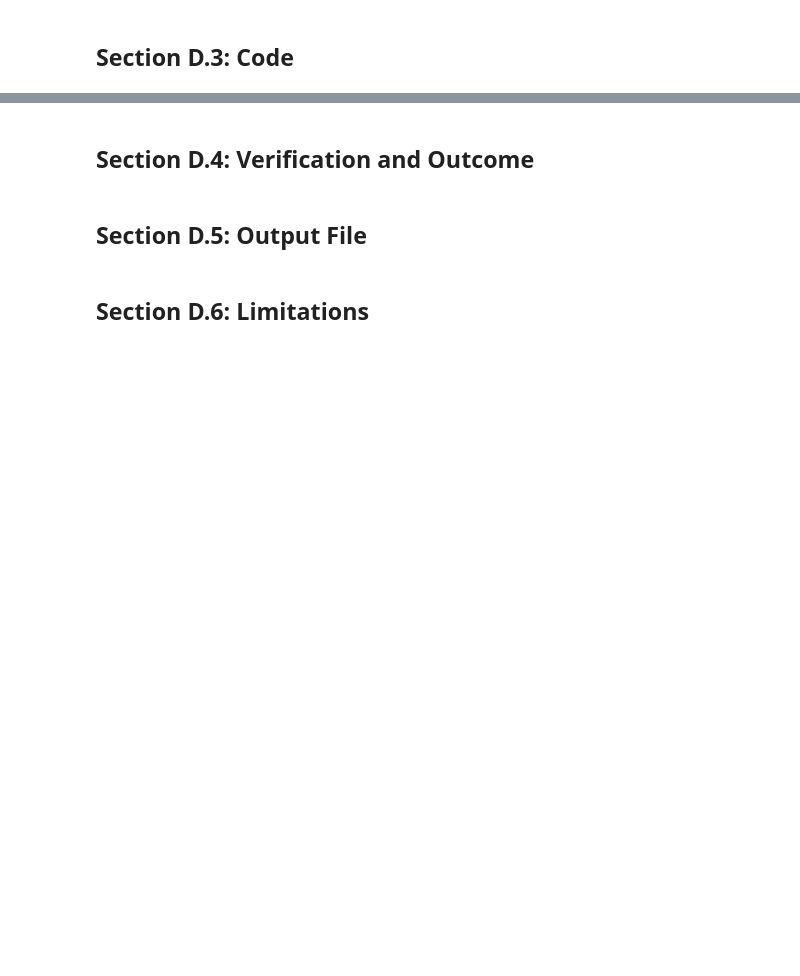
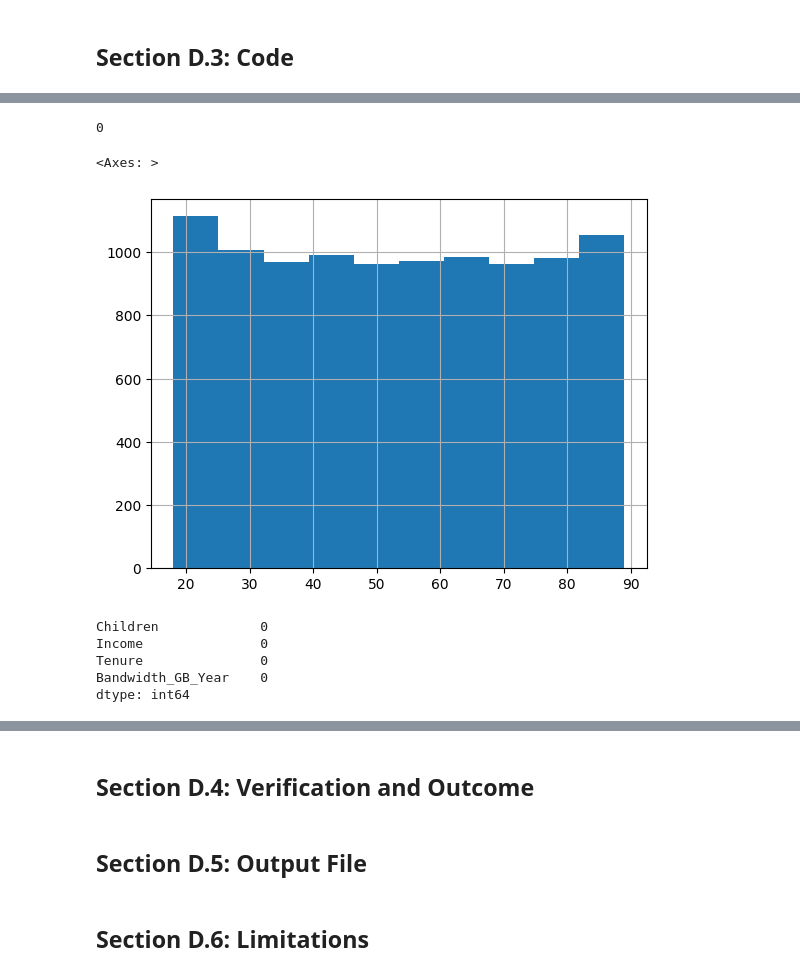
Before and after one commit to sjo1403/churn_data_cleaning, a Jupyter notebook: D206 Data Cleaning.ipynb, the cells around one changed output, grey strips where cells are left out. Saved outputs shown, nothing was run; the diff lists cells and outputs as text; code cells hidden in the pictures; blank space fills up the shorter version.

```diff
--- a/D206 Data Cleaning.ipynb
+++ b/D206 Data Cleaning.ipynb
@@ -362,0 +384,5 @@ Name: MonthlyCharge, dtype: float64
+# %%
+# fill missing values for the Techie, Phone, and TechSupport using the mode
+df['Techie'].fillna(df['Techie'].mode()[0], inplace=True)
+df['Phone'].fillna(df['Phone'].mode()[0], inplace=True)
+df['TechSupport'].fillna(df['TechSupport'].mode()[0], inplace=True)
@@ -362,0 +413,24 @@ Name: MonthlyCharge, dtype: float64
+# %%
+# fill missing values for Age using random values within the range
+age_min = 18
+age_max = 90
+size = df['Age'].isnull().sum()
+
+# create random array using numpy
+rand_array = np.random.randint(age_min, age_max, size)
+
+# create DataFrame to fillna with
+values = df[df['Age'].isnull()][['Age']]
+values.insert(0, 'rand_int', rand_array)
+
+df['Age'].fillna(value=values['rand_int'], inplace=True)
+# %%
+# verify Age does not contain missing values
+df['Age'].isnull().sum()
+# %% [output]
+0
+# %%
+df['Age'].hist()
+# %% [output]
+<Axes: >
+[figure, added]
@@ -362,0 +443,9 @@ Name: MonthlyCharge, dtype: float64
+# %%
+# verify Children, Income, Tenure, and Bandwidth_GB_Year do not contain missing values
+df[['Children', 'Income', 'Tenure', 'Bandwidth_GB_Year']].isnull().sum()
+# %% [output]
+Children             0
+Income               0
+Tenure               0
+Bandwidth_GB_Year    0
+dtype: int64
```
Also changed, not shown: parts of 41 cells of this notebook.
